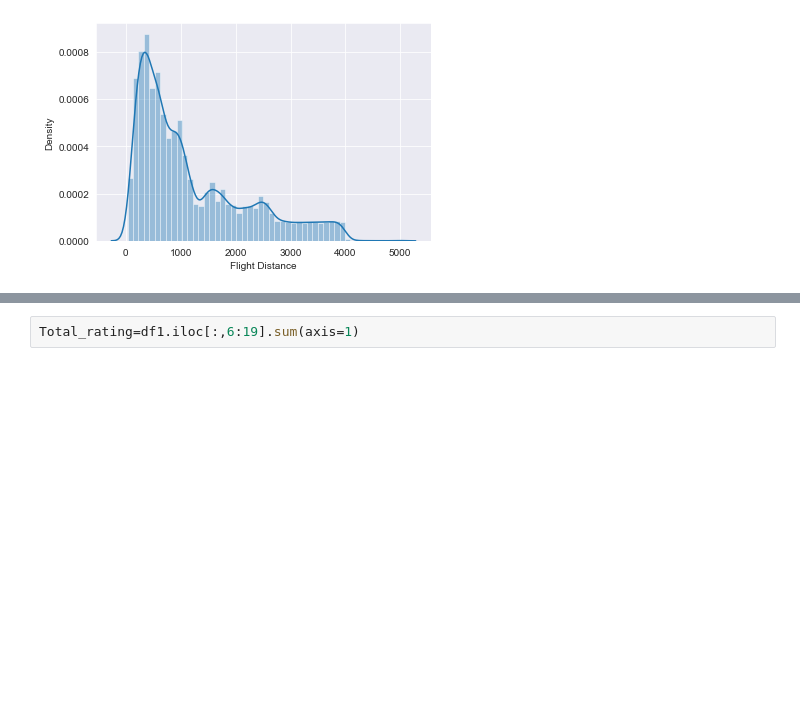
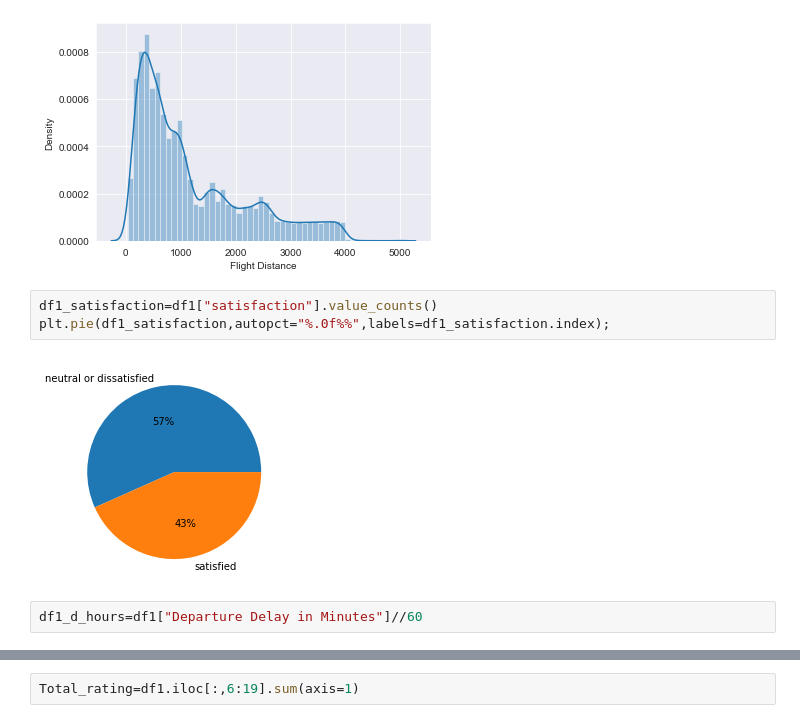
Before and after one commit to Bharadwaj0906/Airline-Passenger-Satisfaction-Project, a Jupyter notebook: EDA2.ipynb, the cells around one changed output, grey strips where cells are left out. Cells and saved outputs as stored; diff of their text form; blank space fills up the shorter version.

```diff
--- a/EDA2.ipynb
+++ b/EDA2.ipynb
@@ -298,3 +294,10 @@ sns.distplot(df["Flight Distance"])
 # %% [output]
 <AxesSubplot:xlabel='Flight Distance', ylabel='Density'>
 [figure]
+# %%
+df1_satisfaction=df1["satisfaction"].value_counts()
+plt.pie(df1_satisfaction,autopct="%.0f%%",labels=df1_satisfaction.index);
+# %% [output]
+[figure, added]
+# %%
+df1_d_hours=df1["Departure Delay in Minutes"]//60
```
Also changed, not shown: parts of 19 cells of this notebook.
